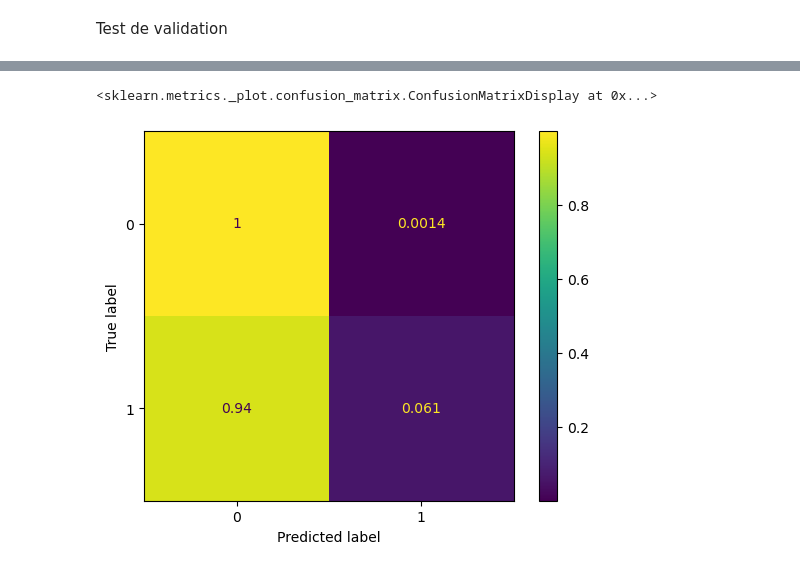
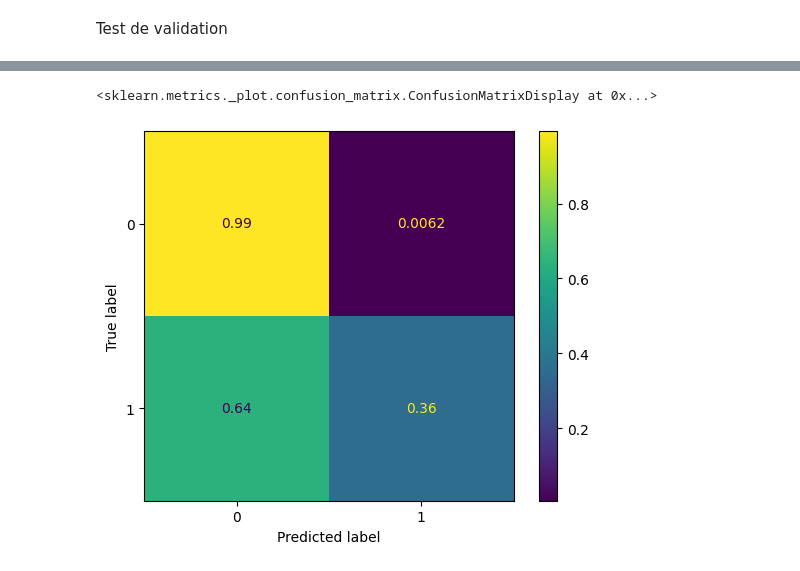
Before and after one commit to thilex12/projet_IA, a Jupyter notebook: client_3_rts_hotone smote start.ipynb, the cells around one changed output, grey strips where cells are left out. Cells and saved outputs as stored; diff of their text form; code cells hidden in the pictures.

```diff
--- a/client_3_rts_hotone smote start.ipynb
+++ b/client_3_rts_hotone smote start.ipynb
@@ -32,7 +33,7 @@ scaler = StandardScaler()
 data_num_scaled = scaler.fit_transform(data_num)
 # %%
 # data_num_scaled = pd.DataFrame(data_num_scaled,columns=numerique)
-data_num_scaled = pd.DataFrame(data_num_scaled)
+data_num_scaled = pd.DataFrame(data_num_scaled,columns=numerique)
 # %%
 data_num_scaled
 # %% [output]
@@ -52,8 +53,8 @@ data_num_scaled
 # %% [markdown]
 #### Valeur catégorielle -> OneHotEncoder
 # %%
-hot = OneHotEncoder(sparse=False)
-hot_df = pd.DataFrame(hot.fit_transform(data_prof[categorielle]))
+hot = OneHotEncoder(sparse_output=False)
+hot_df = pd.DataFrame(hot.fit_transform(data_prof[categorielle]), columns=hot.get_feature_names_out(categorielle))
 # %%
 hot_df
 # %% [output]
@@ -150,12 +151,12 @@ Y_data = data["fk_arb_etat"]
 # print(X_data)
 # print(Y_data)
 # %%
-X_train, X_test, Y_train, Y_test = train_test_split(X_data,Y_data,test_size=0.2,random_state=42,stratify=Y_data)
+X_train_1, X_test, Y_train_1, Y_test = train_test_split(X_data,Y_data,test_size=0.2,random_state=42)
 # %%
 #Smote ?
 sm = SMOTE(random_state=42, n_jobs=-1, sampling_strategy=0.25)
 # sm = SMOTE(random_state=42, n_jobs=-1)
-X_train, Y_train = sm.fit_resample(X_train, Y_train)
+X_train, Y_train = sm.fit_resample(X_train_1, Y_train_1)
 # %% [markdown]
 # Création du modèle -> RandomForestClassifier
 # %% [markdown]
@@ -313,14 +312,14 @@ disp.plot()
 # %%
-pred_val = cross_val_predict(feat_forest,X_test,Y_test,cv=5,n_jobs=-1)
+pred_val = feat_forest.predict(X_test_selected)
 
 mat  = confusion_matrix(Y_test, pred_val, normalize='true')
 mat
 
 disp = ConfusionMatrixDisplay(confusion_matrix = mat,display_labels =  feat_forest.classes_)
 disp.plot()
 # %% [output]
 <sklearn.metrics._plot.confusion_matrix.ConfusionMatrixDisplay at 0x...>
-[figure, old version]
+[figure, new version]
 # %%
 # print(X_train_selected.shape)
 # print(Y_train.shape)
```
Also changed, not shown: parts of 21 cells of this notebook, 5 other files.
